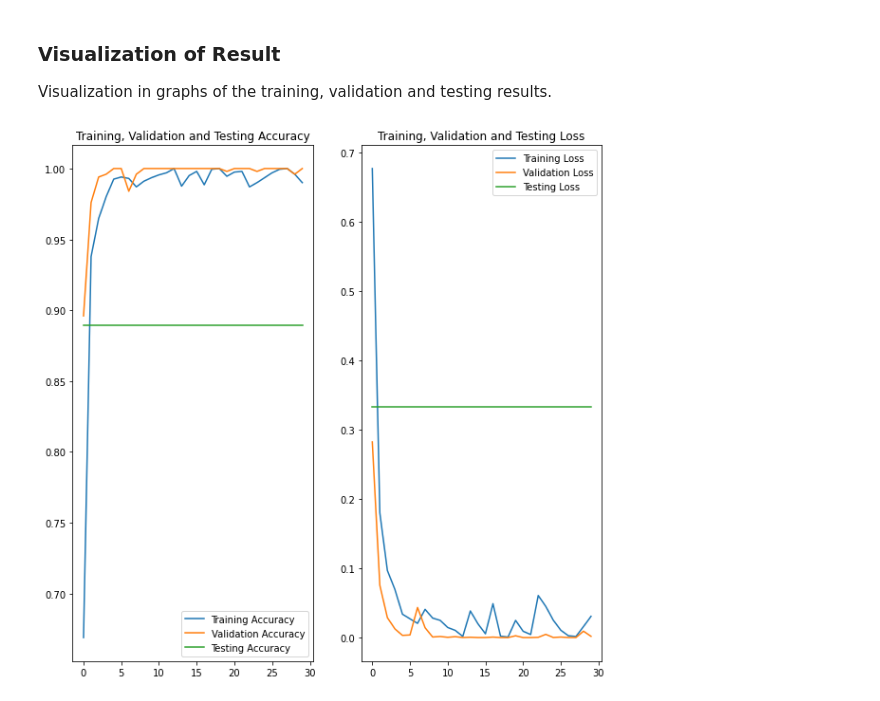
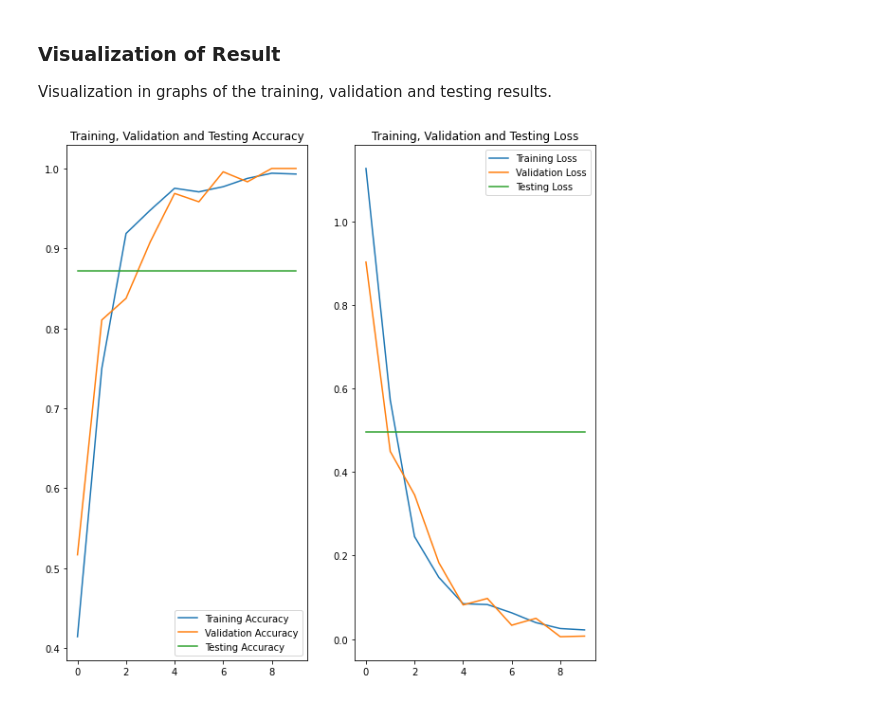
Before and after one commit to D7017E/Image-Recognition, a Jupyter notebook: network_prototypes/tensorflow_image_classification.ipynb, the cells around one changed output. Drawn from its saved outputs; the diff is of its cells as text; code cells hidden in the pictures.

Commit message:
updated batch_size

```diff
--- a/network_prototypes/tensorflow_image_classification.ipynb
+++ b/network_prototypes/tensorflow_image_classification.ipynb
@@ -73,7 +73,7 @@ In the following code section, hyperparameters are defined.
 # %%
 image_size = 128
-epochs = 30
-batch_size = 5
+epochs = 10
+batch_size = 32
 # %% [markdown]
 ## Dataset Formatting
 ### Image Formatting
@@ -198,7 +198,7 @@ In the following section the dataset is trained.
 - **steps_per_epoch**: Number of elements handled in each step during a single epoch.
 - **validation_steps**: Same as _steps_per_epoch_ but for the validation of a epoch.
 # %%
-history = model.fit(
+training_result = model.fit(
     x=dataset_train,
     epochs=epochs,
     verbose=1,
@@ -225,7 +225,7 @@ WARNING:tensorflow:Using a while_loop for converting RngReadAndSkip cause there
 ## Evaluation Of Model
 In the following code section the model is evaluated by running the test dataset through the trained model.
 # %%
-results = model.evaluate(
+testing_result = model.evaluate(
     x=dataset_test,
     verbose=1,
     steps=dataset_test_size // batch_size,
@@ -236,33 +236,33 @@ results = model.evaluate(
 ### Visualization of Result
 Visualization in graphs of the training, validation and testing results.
 # %%
-acc = history.history['accuracy']
-val_acc = history.history['val_accuracy']
-test_acc = results[1]
+acc = training_result.history['accuracy']
+val_acc = training_result.history['val_accuracy']
+test_acc = testing_result[1]
 
-loss = history.history['loss']
-val_loss = history.history['val_loss']
-test_loss = results[0]
+loss = training_result.history['loss']
+val_loss = training_result.history['val_loss']
+test_loss = testing_result[0]
 
 epochs_range = range(epochs)
 
 plt.figure(figsize=(10, 10))
 plt.subplot(1, 2, 1)
 plt.plot(epochs_range, acc, label='Training Accuracy')
 plt.plot(epochs_range, val_acc, label='Validation Accuracy')
 plt.plot(epochs_range, [test_acc]*epochs, label='Testing Accuracy')
 plt.legend(loc='lower right')
 plt.title('Training, Validation and Testing Accuracy')
 
 plt.subplot(1, 2, 2)
 plt.plot(epochs_range, loss, label='Training Loss')
 plt.plot(epochs_range, val_loss, label='Validation Loss')
 plt.plot(epochs_range, [test_loss]*epochs, label='Testing Loss')
 plt.legend(loc='upper right')
 plt.title('Training, Validation and Testing Loss')
 plt.show()
 # %% [output]
-[figure, old version]
+[figure, new version]
 # %%
 # def _plot_image(n=1) -> None:
 #     """Plots a image and associated label."""
```
Also changed, not shown: parts of 4 cells of this notebook.
